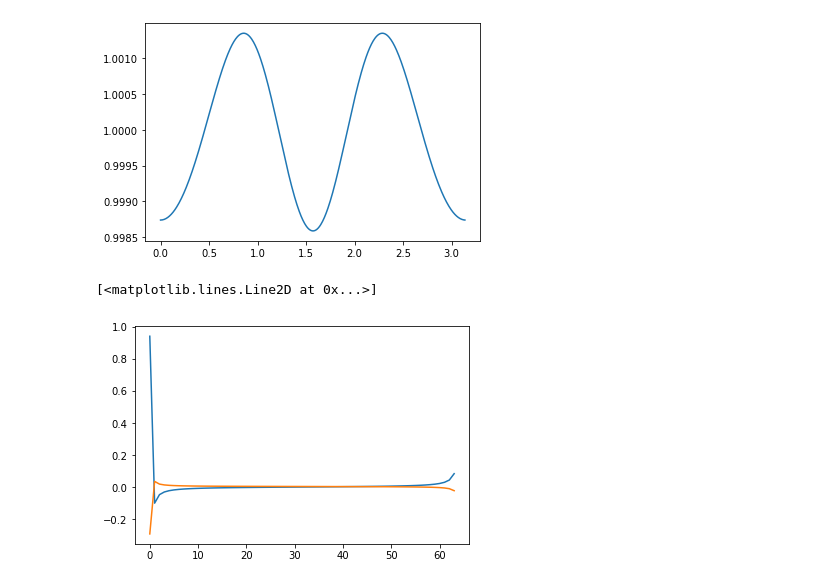
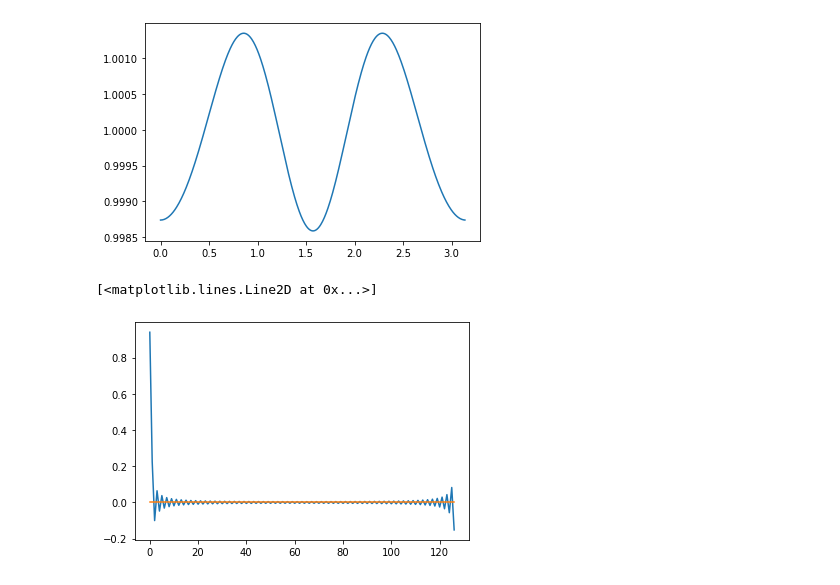
Before and after one commit to kootsoop/DSP.SE, a Jupyter notebook: Python/Q83734-fir-filter-phase-response-at-fs-2.ipynb, the cells around one changed output. Saved outputs shown, nothing was run; the diff lists cells and outputs as text; code cells hidden in the pictures.

```diff
--- a/Python/Q83734-fir-filter-phase-response-at-fs-2.ipynb
+++ b/Python/Q83734-fir-filter-phase-response-at-fs-2.ipynb
@@ -30,8 +30,12 @@ plt.plot(w,np.abs(resp*np.exp(1j*w*4)))
 [figure]
 [figure]
 # %%
-plt.plot(np.real(np.fft.ifft(np.exp(1j*phase))))
-plt.plot(np.imag(np.fft.ifft(np.exp(1j*phase))))
+reverse_phase = phase.copy()[::-1]
+full_phase = np.concatenate((phase.copy(), -reverse_phase[0:(len(phase)-1)]))
+
+
+plt.plot(np.real(np.fft.ifft(np.exp(1j*full_phase))))
+plt.plot(np.imag(np.fft.ifft(np.exp(1j*full_phase))))
 # %% [output]
 [<matplotlib.lines.Line2D at 0x...>]
-[figure, old version]
+[figure, new version]
```
Also changed, not shown: parts of 3 cells of this notebook, 4 other files.
